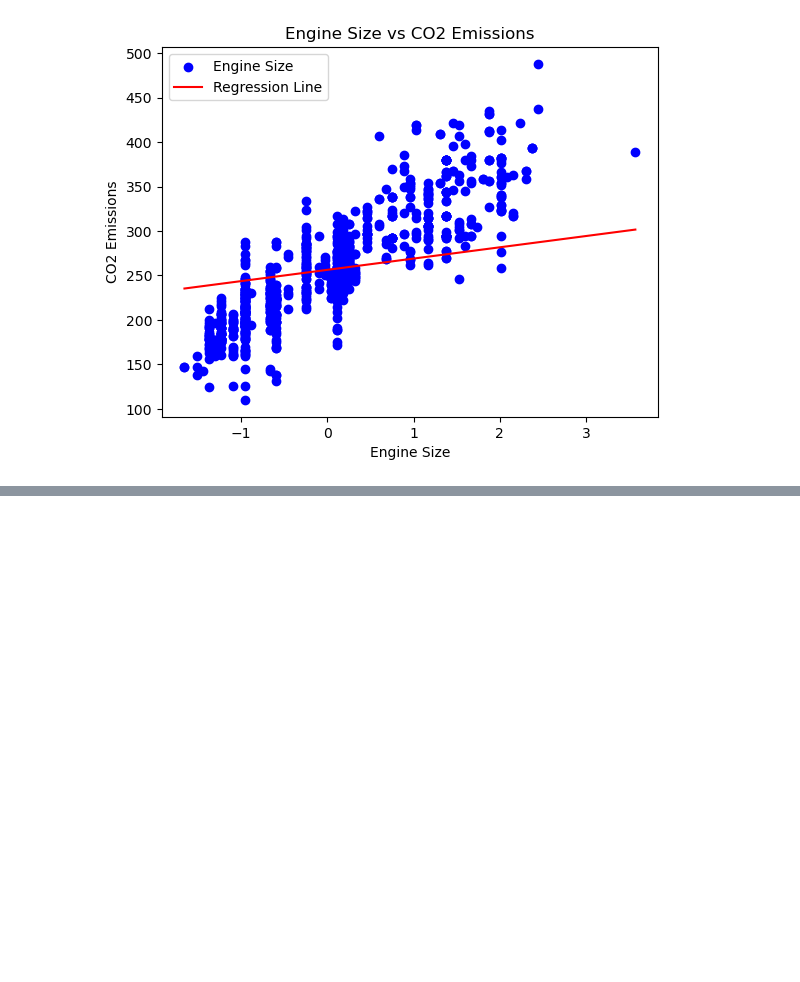
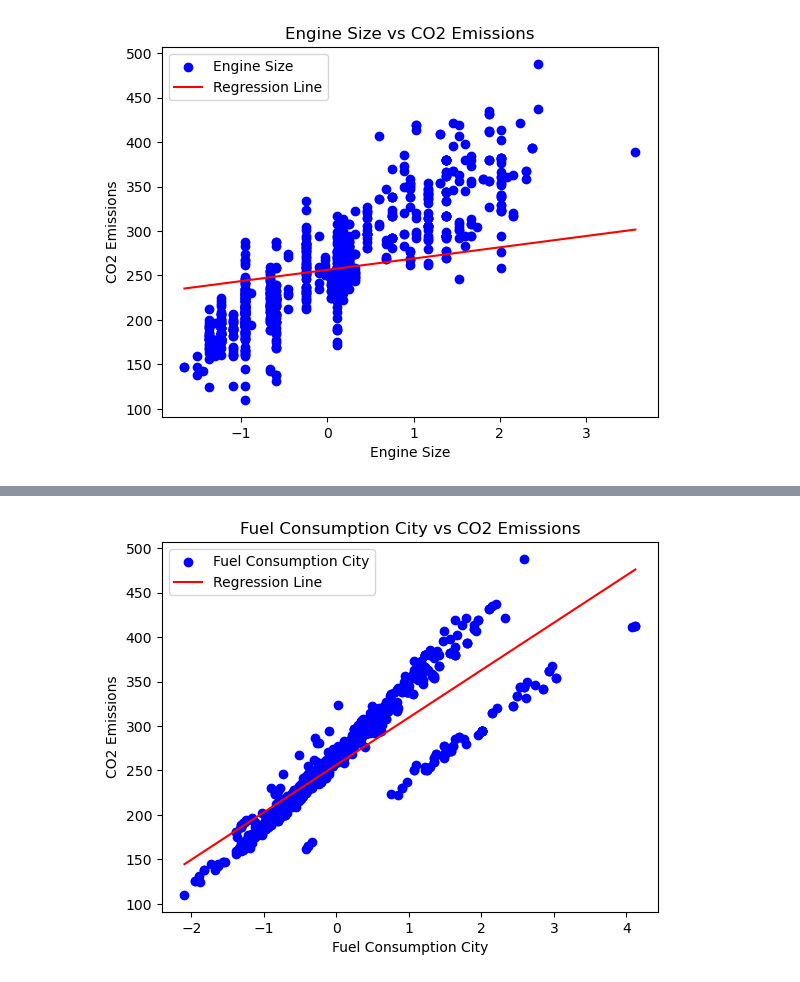
Before and after one commit to gps-stellar/Simple-Regression-Models, a Jupyter notebook: Multiple_Linear_Regression.ipynb, the cells around one changed output, grey strips where cells are left out. Saved outputs shown, nothing was run; the diff lists cells and outputs as text; code cells hidden in the pictures; blank space fills up the shorter version.

```diff
--- a/Multiple_Linear_Regression.ipynb
+++ b/Multiple_Linear_Regression.ipynb
@@ -226,0 +240,13 @@ plt.show()
+# %%
+plt.scatter(X_train[:, 2], y_train, color='blue', label='Fuel Consumption City')
+# Regression Line
+x_vals = np.linspace(X_train[:, 2].min(), X_train[:, 2].max(), 100)
+y_vals = -coef_[2] * x_vals + intercept_
+plt.plot(x_vals, y_vals, color='red', label='Regression Line')
+plt.xlabel('Fuel Consumption City')
+plt.ylabel('CO2 Emissions')
+plt.title('Fuel Consumption City vs CO2 Emissions')
+plt.legend()
+plt.show()
+# %% [output]
+[figure, added]
```
Also changed, not shown: parts of 5 cells of this notebook.
